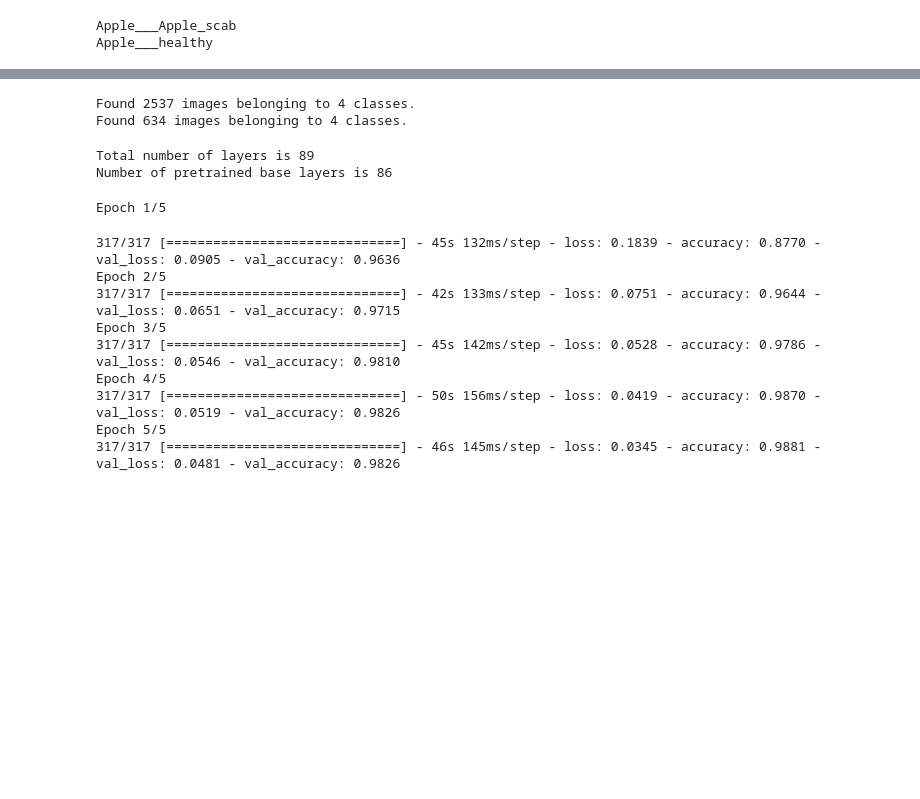
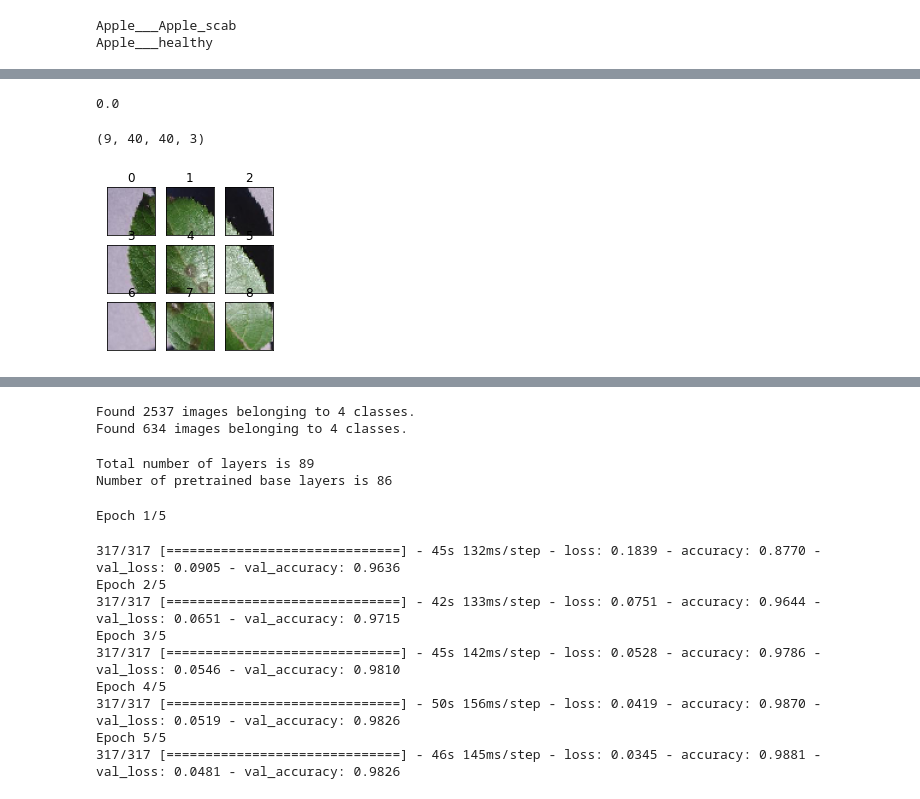
Before and after one commit to ge0metri/Deep-Learning-for-Visual-recognition-project, a Jupyter notebook: Notebook.ipynb, the cells around one changed output, grey strips where cells are left out. Drawn from its saved outputs; the diff is of its cells as text; code cells hidden in the pictures; blank space fills up the shorter version.

Commit message:
Made getPermutation

```diff
--- a/Notebook.ipynb
+++ b/Notebook.ipynb
@@ -22,7 +28,7 @@ import os
 # %%
 
 root = os.getcwd() # Don't change this
-data_dirname = '/src/data_test/' # Change as you like
+data_dirname = '/data_test/plantvillage/' # Change as you like
 p = Path(root + data_dirname)
 p.mkdir(exist_ok=True) # should "/content/gdrive/My Drive/data"
 # %%
@@ -47,6 +53,6 @@ print(f"File path: {img_path}")
 
 # Load image and preprocess it
 img = load_img(img_path, target_size=(120, 120))
-img_data = img_to_array(img)
+img_data = img_to_array(img, dtype = int)
 img_data = np.expand_dims(img_data, axis=0)
 # %% [output]
@@ -58,0 +67,39 @@ plt.imshow(img)
+# %%
+np.min(img_data[0])
+# %% [output]
+0.0
+# %%
+def getPermutation(image_array, tilenumberx=3, shuffle = True):
+    """Takes an image as an array, and returns a permuted image as an array
+    with corresponding labels.
+    """
+    idx = range(tilenumberx**2)
+    if shuffle:
+        idx = np.random.permutation(tilenumberx**2)
+    tilesize_h = image_array.shape[0]//(tilenumberx)
+    tilesize_w = image_array.shape[1]//(tilenumberx)
+    #if len(image_array.shape) == 4:
+    #    tiles = [np.array([image[(i//3)*tilesize_h:(i//3+1)*tilesize_h,(i%tilenumberx)*tilesize_w:(i%tilenumberx+1)*tilesize_w,:] for i in idx])for image in image_array]
+    #else:
+    #    tiles = [image_array[(i//3)*tilesize_h:(i//3+1)*tilesize_h,(i%tilenumberx)*tilesize_w:(i%tilenumberx+1)*tilesize_w,:] for i in idx]
+    tiles = [image_array[(i//3)*tilesize_h:(i//3+1)*tilesize_h,(i%tilenumberx)*tilesize_w:(i%tilenumberx+1)*tilesize_w,:] for i in idx]
+    out = np.array(tiles)
+
+
+    return out, idx
+# %%
+for image in img_data:
+    X, y = getPermutation(image, shuffle=False)
+    print(X.shape)
+# %% [output]
+(9, 40, 40, 3)
+# %%
+X, y = getPermutation(img_data[0], shuffle=False)
+plt.figure(figsize=(3,3))
+for i in range(9):
+    plt.subplot(3,3,i+1)
+    plt.imshow(X[i])
+    plt.xticks([]), plt.yticks([])
+    plt.title(int(y[i]))
+# %% [output]
+[figure, added]
```
Also changed, not shown: parts of 11 cells of this notebook, 1 other file.
